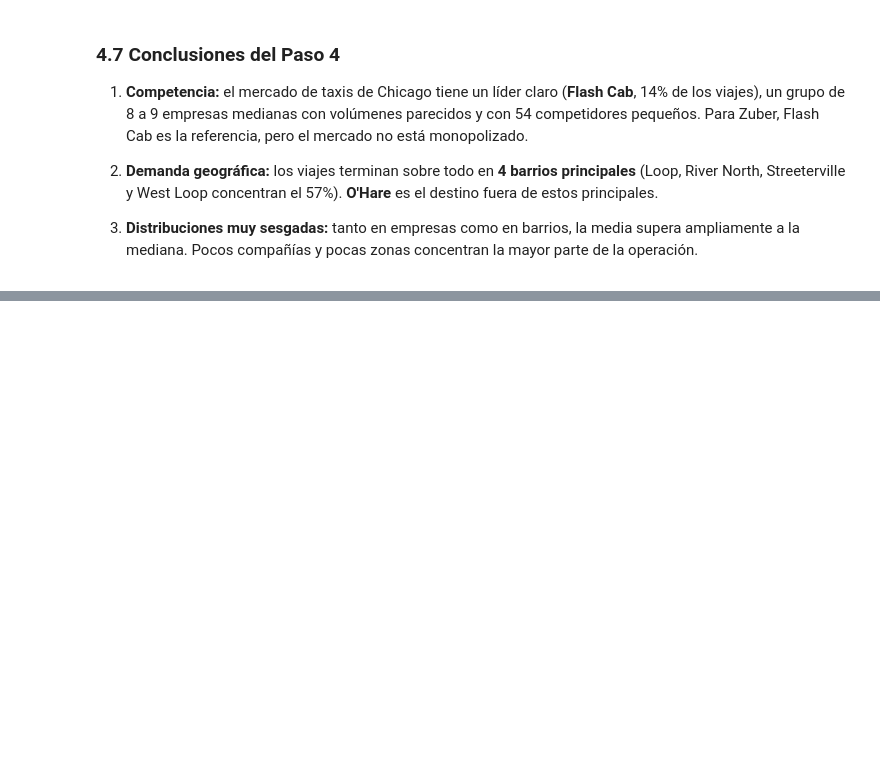
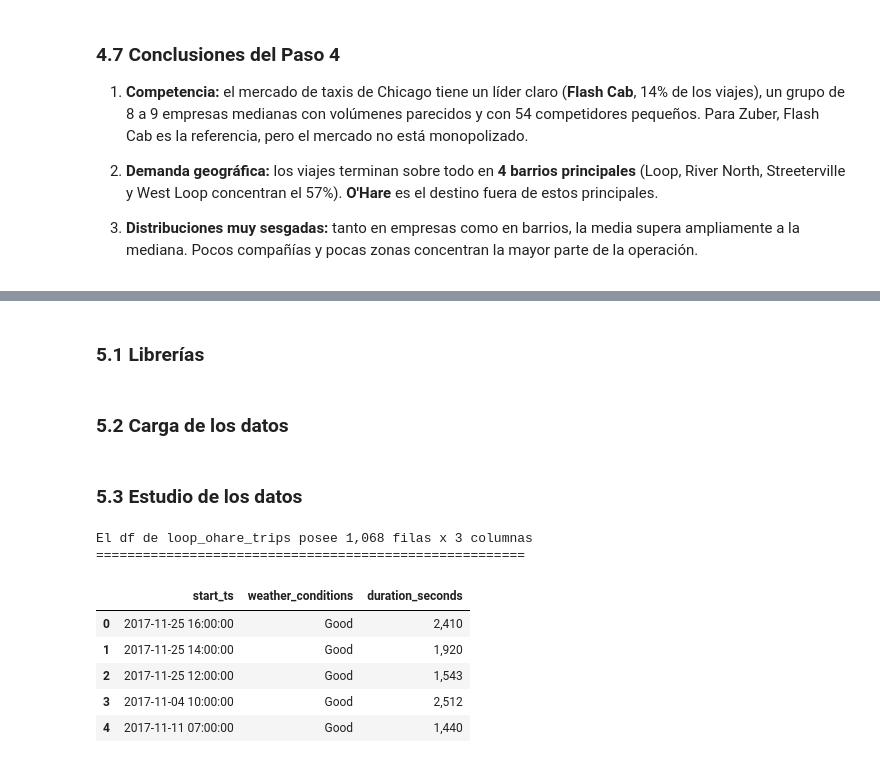
Before and after one commit to Juancho-00/tripleten-data-science, a Jupyter notebook: Sprint 8 - Proyecto 8/notebooks/P08_zuber_taxis_chicago.ipynb, the cells around one changed output, grey strips where cells are left out. Saved outputs shown, nothing was run; the diff lists cells and outputs as text; code cells hidden in the pictures; blank space fills up the shorter version.

```diff
--- a/Sprint 8 - Proyecto 8/notebooks/P08_zuber_taxis_chicago.ipynb
+++ b/Sprint 8 - Proyecto 8/notebooks/P08_zuber_taxis_chicago.ipynb
@@ -817,0 +826,2 @@ plt.show()
+# %% [markdown]
+### 5.1 Librerías
@@ -817,0 +834,2 @@ plt.show()
+# %% [markdown]
+### 5.2 Carga de los datos
@@ -817,0 +841,18 @@ plt.show()
+# %% [markdown]
+### 5.3 Estudio de los datos
+# %%
+# dimensiones y primeras filas
+print(
+    f'El df de loop_ohare_trips posee {loop_ohare_trips.shape[0]:,} filas x {loop_ohare_trips.shape[1]} columnas')
+print('=' * 55)
+
+display(loop_ohare_trips.head().style.format(thousands=',', precision=0))
+# %% [output]
+El df de loop_ohare_trips posee 1,068 filas x 3 columnas
+=======================================================
+|  | start_ts | weather_conditions | duration_seconds |
+| 0 | 2017-11-25 16:00:00 | Good | 2,410 |
+| 1 | 2017-11-25 14:00:00 | Good | 1,920 |
+| 2 | 2017-11-25 12:00:00 | Good | 1,543 |
+| 3 | 2017-11-04 10:00:00 | Good | 2,512 |
+| 4 | 2017-11-11 07:00:00 | Good | 1,440 |
```
Also changed, not shown: parts of 29 cells of this notebook, 2 other files.
